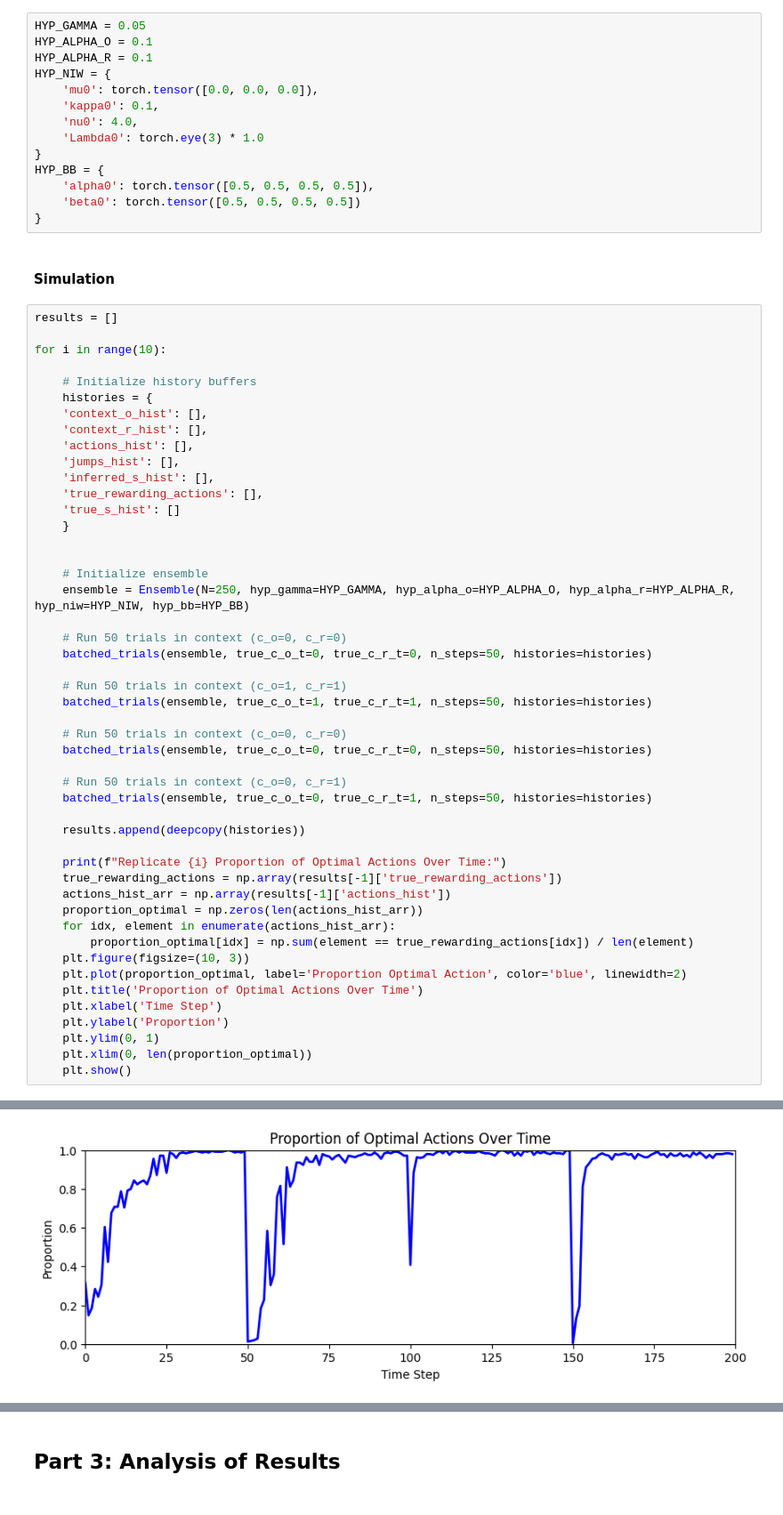
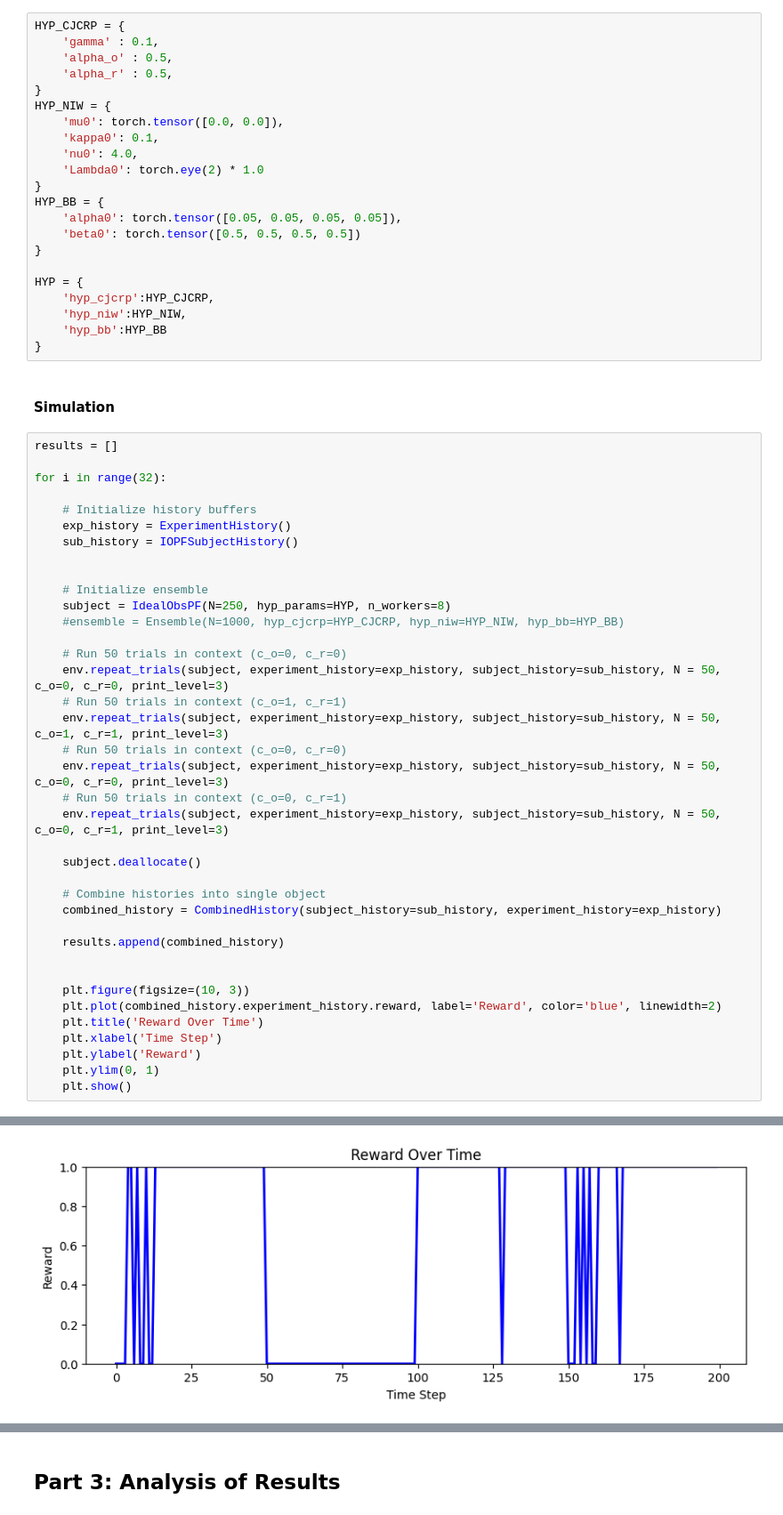
Before and after one commit to dkornai/CCAB, a Jupyter notebook: demo.ipynb, the cells around one changed output, grey strips where cells are left out. Shown at 89% size. Saved outputs shown, nothing was run; the diff lists cells and outputs as text.

```diff
--- a/demo.ipynb
+++ b/demo.ipynb
@@ -134,67 +61,65 @@ def batched_trials(ensemble: Ensemble, true_c_o_t, true_c_r_t, n_steps=50, histo
 # %% [markdown]
 ## Part 2: Run Simulation
 # %%
-HYP_GAMMA = 0.05
-HYP_ALPHA_O = 0.1
-HYP_ALPHA_R = 0.1
+HYP_CJCRP = {
+    'gamma' : 0.1,
+    'alpha_o' : 0.5,
+    'alpha_r' : 0.5,
+}
 HYP_NIW = {
-    'mu0': torch.tensor([0.0, 0.0, 0.0]),
+    'mu0': torch.tensor([0.0, 0.0]),
     'kappa0': 0.1,
     'nu0': 4.0,
-    'Lambda0': torch.eye(3) * 1.0
+    'Lambda0': torch.eye(2) * 1.0
 }
 HYP_BB = {
-    'alpha0': torch.tensor([0.5, 0.5, 0.5, 0.5]),
+    'alpha0': torch.tensor([0.05, 0.05, 0.05, 0.05]),
     'beta0': torch.tensor([0.5, 0.5, 0.5, 0.5])
 }
+
+HYP = {
+    'hyp_cjcrp':HYP_CJCRP,
+    'hyp_niw':HYP_NIW,
+    'hyp_bb':HYP_BB
+}
 # %% [markdown]
 #### Simulation
 # %%
 results = []
 
-for i in range(10):
+for i in range(32):
 
     # Initialize history buffers
-    histories = {
-    'context_o_hist': [],
-    'context_r_hist': [],
-    'actions_hist': [],
-    'jumps_hist': [],
-    'inferred_s_hist': [],
-    'true_rewarding_actions': [],
-    'true_s_hist': []
-    }
+    exp_history = ExperimentHistory()
+    sub_history = IOPFSubjectHistory()
 
 
     # Initialize ensemble
-    ensemble = Ensemble(N=250, hyp_gamma=HYP_GAMMA, hyp_alpha_o=HYP_ALPHA_O, hyp_alpha_r=HYP_ALPHA_R, hyp_niw=HYP_NIW, hyp_bb=HYP_BB)
+    subject = IdealObsPF(N=250, hyp_params=HYP, n_workers=8)
+    #ensemble = Ensemble(N=1000, hyp_cjcrp=HYP_CJCRP, hyp_niw=HYP_NIW, hyp_bb=HYP_BB)
 
     # Run 50 trials in context (c_o=0, c_r=0)
-    batched_trials(ensemble, true_c_o_t=0, true_c_r_t=0, n_steps=50, histories=histories)
+    env.repeat_trials(subject, experiment_history=exp_history, subject_history=sub_history, N = 50, c_o=0, c_r=0, print_level=3)
+    # Run 50 trials in context (c_o=1, c_r=1)
+    env.repeat_trials(subject, experiment_history=exp_history, subject_history=sub_history, N = 50, c_o=1, c_r=1, print_level=3)
+    # Run 50 trials in context (c_o=0, c_r=0)
+    env.repeat_trials(subject, experiment_history=exp_history, subject_history=sub_history, N = 50, c_o=0, c_r=0, print_level=3)
+    # Run 50 trials in context (c_o=0, c_r=1)
+    env.repeat_trials(subject, experiment_history=exp_history, subject_history=sub_history, N = 50, c_o=0, c_r=1, print_level=3)
 
-    # Run 50 trials in context (c_o=1, c_r=1)
-    batched_trials(ensemble, true_c_o_t=1, true_c_r_t=1, n_steps=50, histories=histories)
+    subject.deallocate()
 
-    # Run 50 trials in context (c_o=0, c_r=0)
-    batched_trials(ensemble, true_c_o_t=0, true_c_r_t=0, n_steps=50, histories=histories)
+    # Combine histories into single object
+    combined_history = CombinedHistory(subject_history=sub_history, experiment_history=exp_history)
 
-    # Run 50 trials in context (c_o=0, c_r=1)
-    batched_trials(ensemble, true_c_o_t=0, true_c_r_t=1, n_steps=50, histories=histories)
+    results.append(combined_history)
 
-    results.append(deepcopy(histories))
 
-    print(f"Replicate {i} Proportion of Optimal Actions Over Time:")
-    true_rewarding_actions = np.array(results[-1]['true_rewarding_actions'])
-    actions_hist_arr = np.array(results[-1]['actions_hist'])
-    proportion_optimal = np.zeros(len(actions_hist_arr))
-    for idx, element in enumerate(actions_hist_arr):
-        proportion_optimal[idx] = np.sum(element == true_rewarding_actions[idx]) / len(element)
     plt.figure(figsize=(10, 3))
-    plt.plot(proportion_optimal, label='Proportion Optimal Action', color='blue', linewidth=2)
-    plt.title('Proportion of Optimal Actions Over Time')
+    plt.plot(combined_history.experiment_history.reward, label='Reward', color='blue', linewidth=2)
+    plt.title('Reward Over Time')
     plt.xlabel('Time Step')
-    plt.ylabel('Proportion')
+    plt.ylabel('Reward')
     plt.ylim(0, 1)
-    plt.xlim(0, len(proportion_optimal))
     plt.show()
 # %% [output]
@@ -218 +143 @@ Replicate 0 Proportion of Optimal Actions Over Time:
-[figure, old version]
+[figure, new version]
```
Also changed, not shown: parts of 12 cells of this notebook.
